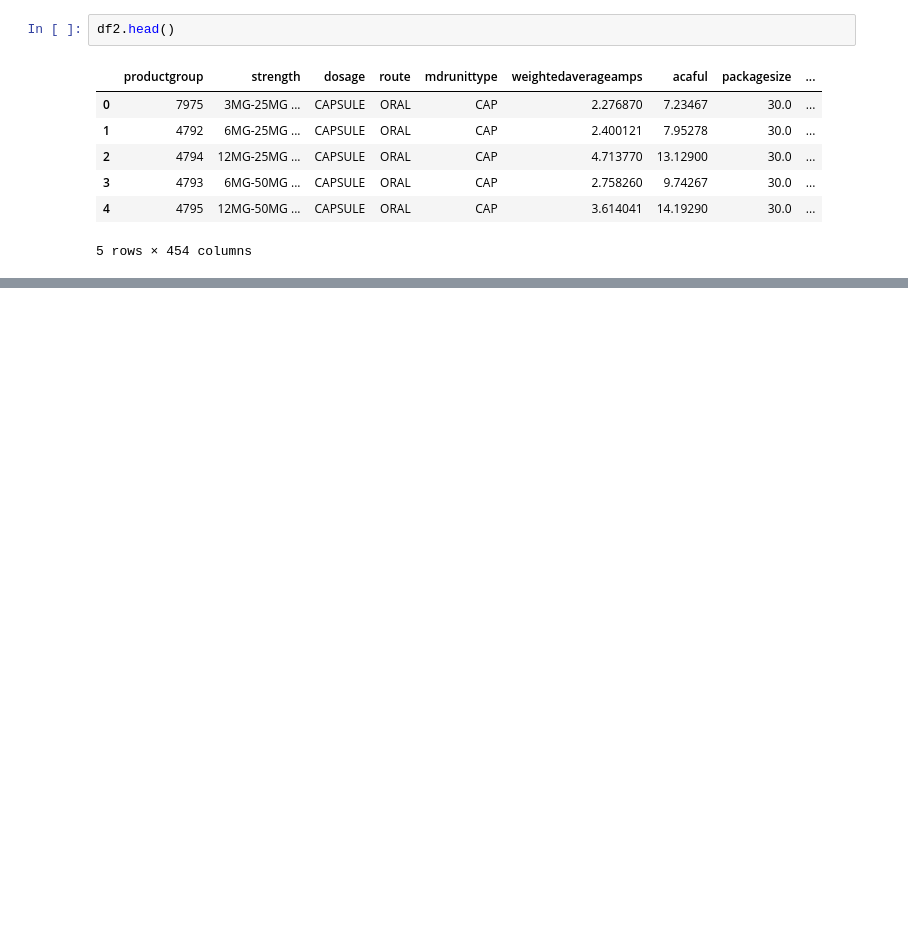
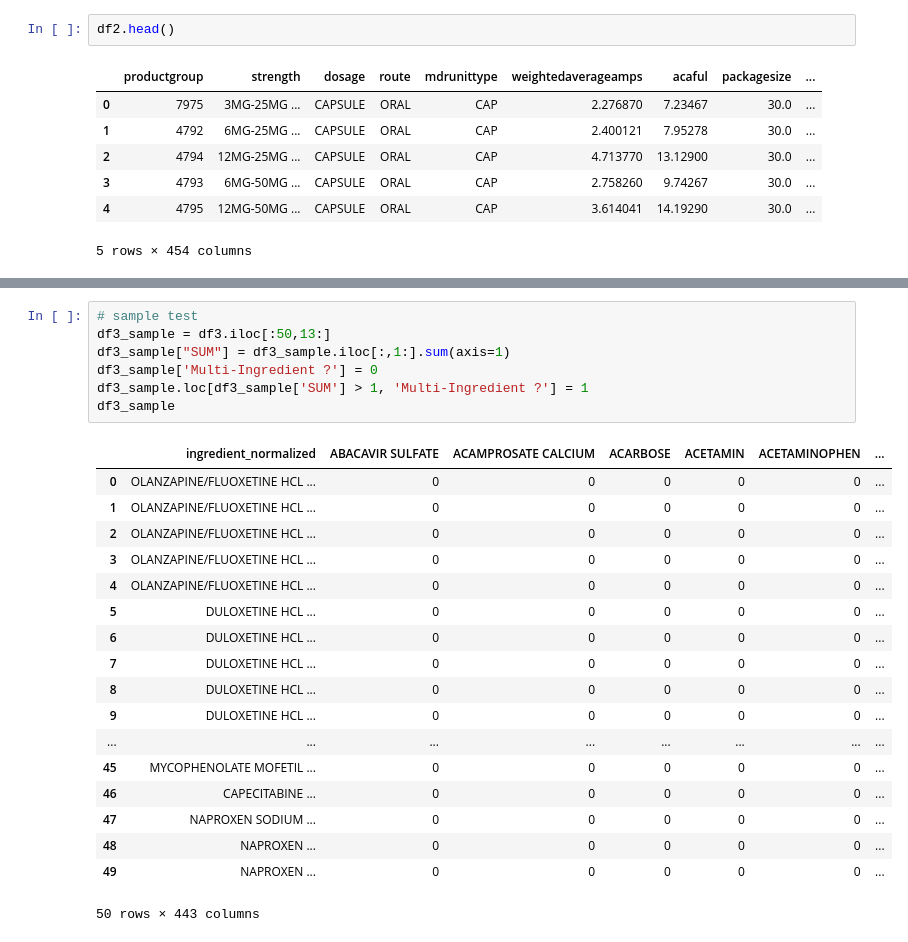
Before and after one commit to jjacisin/Mod_3_Project, a Jupyter notebook: Mod_3_Working_Notebook.ipynb, the cells around one changed output, grey strips where cells are left out. Drawn from its saved outputs; the diff is of its cells as text; blank space fills up the shorter version.

```diff
--- a/Mod_3_Working_Notebook.ipynb
+++ b/Mod_3_Working_Notebook.ipynb
@@ -128,0 +184,26 @@ df2.loc[0:50,['ingredient_normalized','OLANZAPINE']]
+# %%
+# sample test
+df3_sample = df3.iloc[:50,13:]
+df3_sample["SUM"] = df3_sample.iloc[:,1:].sum(axis=1)
+df3_sample['Multi-Ingredient ?'] = 0
+df3_sample.loc[df3_sample['SUM'] > 1, 'Multi-Ingredient ?'] = 1
+df3_sample
+# %% [output]
+|  | ingredient_normalized | ABACAVIR SULFATE | ACAMPROSATE CALCIUM | ACARBOSE | ACETAMIN | ACETAMINOPHEN | ... |
+| 0 | OLANZAPINE/FLUOXETINE HCL ... | 0 | 0 | 0 | 0 | 0 | ... |
+| 1 | OLANZAPINE/FLUOXETINE HCL ... | 0 | 0 | 0 | 0 | 0 | ... |
+| 2 | OLANZAPINE/FLUOXETINE HCL ... | 0 | 0 | 0 | 0 | 0 | ... |
+| 3 | OLANZAPINE/FLUOXETINE HCL ... | 0 | 0 | 0 | 0 | 0 | ... |
+| 4 | OLANZAPINE/FLUOXETINE HCL ... | 0 | 0 | 0 | 0 | 0 | ... |
+| 5 | DULOXETINE HCL ... | 0 | 0 | 0 | 0 | 0 | ... |
+| 6 | DULOXETINE HCL ... | 0 | 0 | 0 | 0 | 0 | ... |
+| 7 | DULOXETINE HCL ... | 0 | 0 | 0 | 0 | 0 | ... |
+| 8 | DULOXETINE HCL ... | 0 | 0 | 0 | 0 | 0 | ... |
+| 9 | DULOXETINE HCL ... | 0 | 0 | 0 | 0 | 0 | ... |
+| ... | ... | ... | ... | ... | ... | ... | ... |
+| 45 | MYCOPHENOLATE MOFETIL ... | 0 | 0 | 0 | 0 | 0 | ... |
+| 46 | CAPECITABINE ... | 0 | 0 | 0 | 0 | 0 | ... |
+| 47 | NAPROXEN SODIUM ... | 0 | 0 | 0 | 0 | 0 | ... |
+| 48 | NAPROXEN ... | 0 | 0 | 0 | 0 | 0 | ... |
+| 49 | NAPROXEN ... | 0 | 0 | 0 | 0 | 0 | ... |
+50 rows × 443 columns
```
Also changed, not shown: parts of 14 cells of this notebook, 1 other file.
